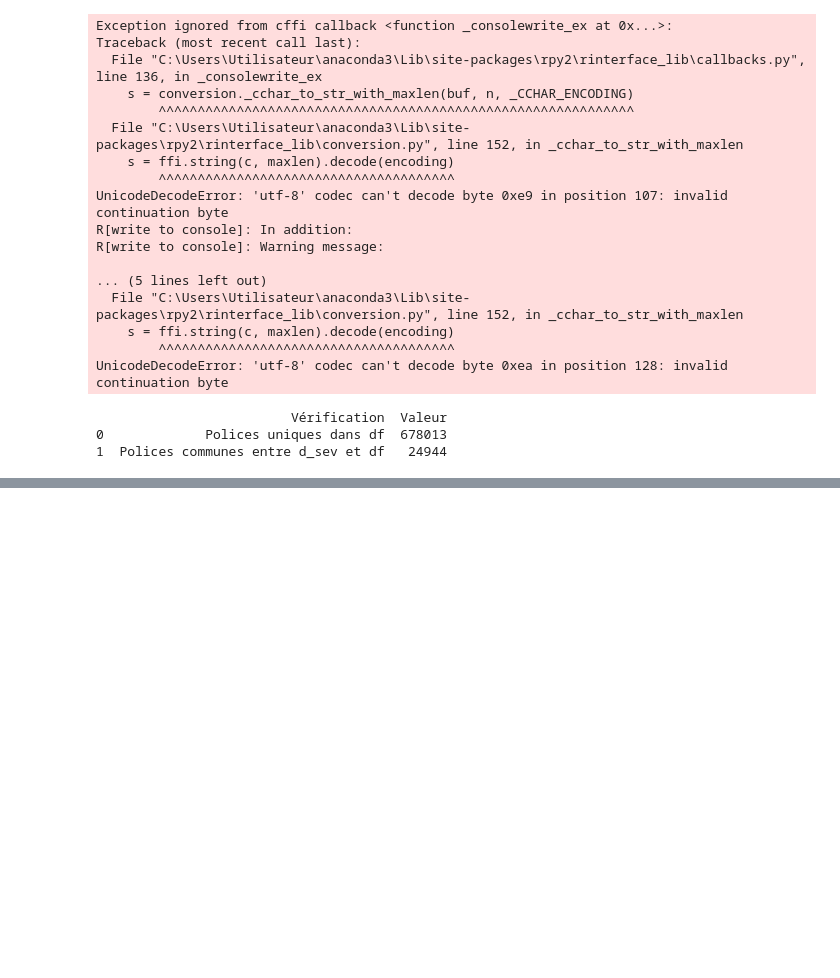
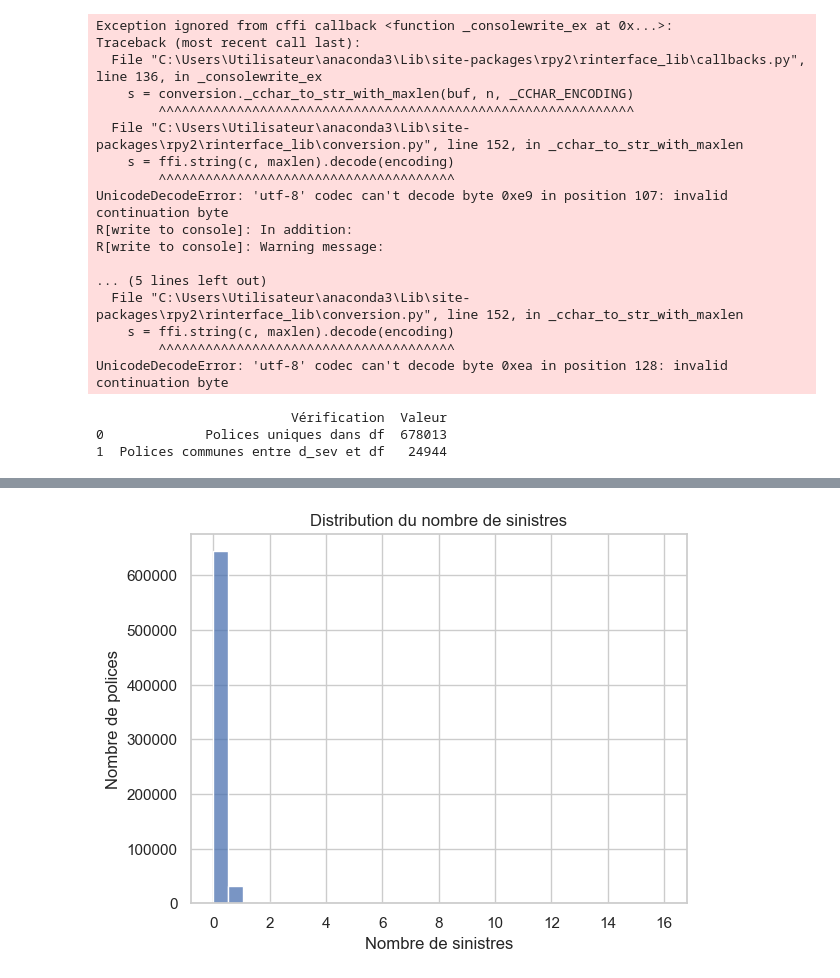
Before and after one commit to Tishat27/Tarification-non-vie, a Jupyter notebook: Notebook/Tarification non-vie.ipynb, the cells around one changed output, grey strips where cells are left out. Drawn from its saved outputs; the diff is of its cells as text; code cells hidden in the pictures; blank space fills up the shorter version.

```diff
--- a/Notebook/Tarification non-vie.ipynb
+++ b/Notebook/Tarification non-vie.ipynb
@@ -102,8 +106,3 @@ UnicodeDecodeError: 'utf-8' codec can't decode byte 0xea in position 128: invali
                          Vérification  Valeur
 0             Polices uniques dans df  678013
 1  Polices communes entre d_sev et df   24944
-# %%
-# Cellule 2: Chargement des données
-data = data.drop(columns=["Unnamed: 0", "IDpol"], errors='ignore')
-data = data[data["Exposure"] > 0].copy()
-data["PurePremium"] = data["ClaimAmount"] / data["Exposure"]
@@ -120,0 +109,88 @@ plt.show()
+# %%
+# Configuration
+sns.set(style="whitegrid")
+
+# Aperçu du dataset
+print("\nDimensions:", data.shape)
+print(data.head())
+print(data.describe(include='all'))
+
+# =============================
+# ANALYSE DES CIBLES ACTUARIELLES
+# =============================
+
+# Fréquence des sinistres
+sns.histplot(data['ClaimNb'], bins=30, kde=False)
+plt.title("Distribution du nombre de sinistres")
+plt.xlabel("Nombre de sinistres")
+plt.ylabel("Nombre de polices")
+plt.show()
+
+# Création de variables dérivées
+
+data['freq'] = data['ClaimNb'] / data['Exposure']
+data['sev'] = np.where(data['ClaimNb'] > 0, data['ClaimAmount'] / data['ClaimNb'], 0)
+data['pure_premium'] = data['ClaimAmount'] / data['Exposure']
+
+# Distribution de la fréquence
+sns.histplot(data['freq'], bins=100, kde=True)
+plt.title("Distribution de la fréquence de sinistres")
+plt.xlim(0, 5)
+plt.show()
+
+# Distribution de la sévérité (sinistres > 0)
+sns.histplot(data[data['sev'] > 0]['sev'], bins=100, kde=True)
+plt.title("Distribution de la sévérité des sinistres")
+plt.xlim(0, 10000)
+plt.show()
+
+# =============================
+# ANALYSE DES VARIABLES EXPLICATIVES
+# =============================
+
+# Variables numériques
+numerical_cols = ['VehPower', 'VehAge', 'DrivAge', 'BonusMalus', 'Density']
+
+for col in numerical_cols:
+    plt.figure(figsize=(8, 4))
+    sns.histplot(data[col], bins=30, kde=True)
+    plt.title(f"Distribution de {col}")
+    plt.show()
+
+# Analyse fréquence vs variables catégorielles
+categorical_cols = ['VehBrand', 'VehGas', 'Area', 'Region']
+
+for col in categorical_cols:
+    plt.figure(figsize=(12, 4))
+    sns.boxplot(x=col, y='freq', data=data)
+    plt.xticks(rotation=45)
+    plt.title(f"Fréquence par {col}")
+    plt.show()
+
+# =============================
+# CORRÉLATIONS ET OUTLIERS
+# =============================
+
+# Matrice de corrélation
+plt.figure(figsize=(10, 6))
+sns.heatmap(data[numerical_cols + ['freq', 'sev', 'pure_premium']].corr(), annot=True, cmap='coolwarm')
+plt.title("Corrélation entre variables numériques")
+plt.show()
+
+# Outliers
+plt.figure(figsize=(10, 4))
+sns.boxplot(x=data['pure_premium'])
+plt.title("Outliers dans la prime pure")
+plt.xlim(0, 3000)
+plt.show()
+
+# =============================
+# CONCLUSION EDA
+# =============================
+
+print("\nObservations principales :")
+print("- Fréquence moyenne :", round(data['freq'].mean(), 4))
+print("- Sévérité moyenne (non nulle) :", round(data[data['sev'] > 0]['sev'].mean(), 2))
+print("- Prime pure moyenne :", round(data['pure_premium'].mean(), 2))
+print("- Variables explicatives candidates :", numerical_cols + categorical_cols)
+# %% [output]
@@ -120,0 +214 @@ plt.show()
+[figure, added]
```
Also changed, not shown: parts of 13 cells of this notebook.
